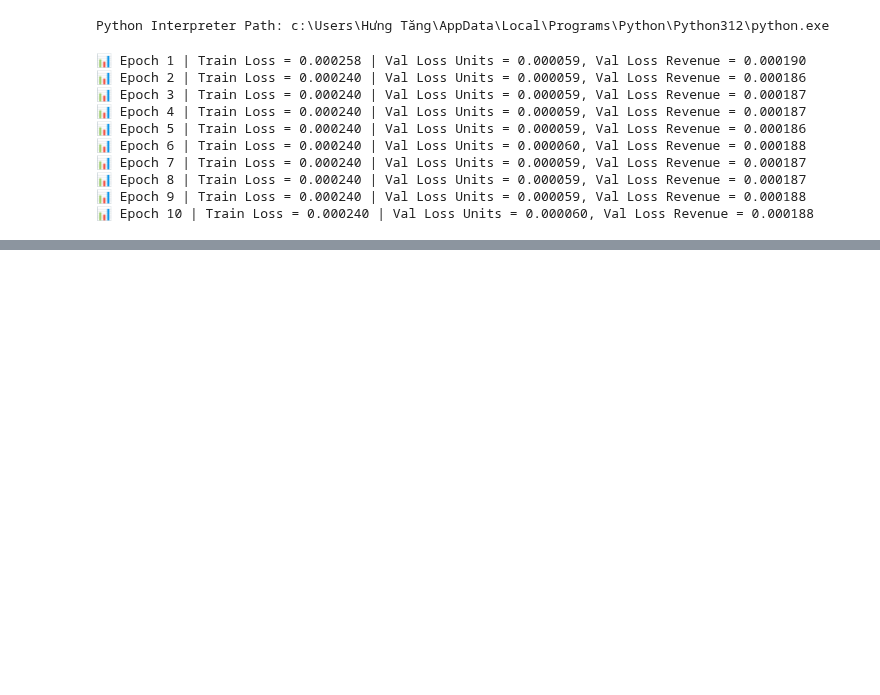
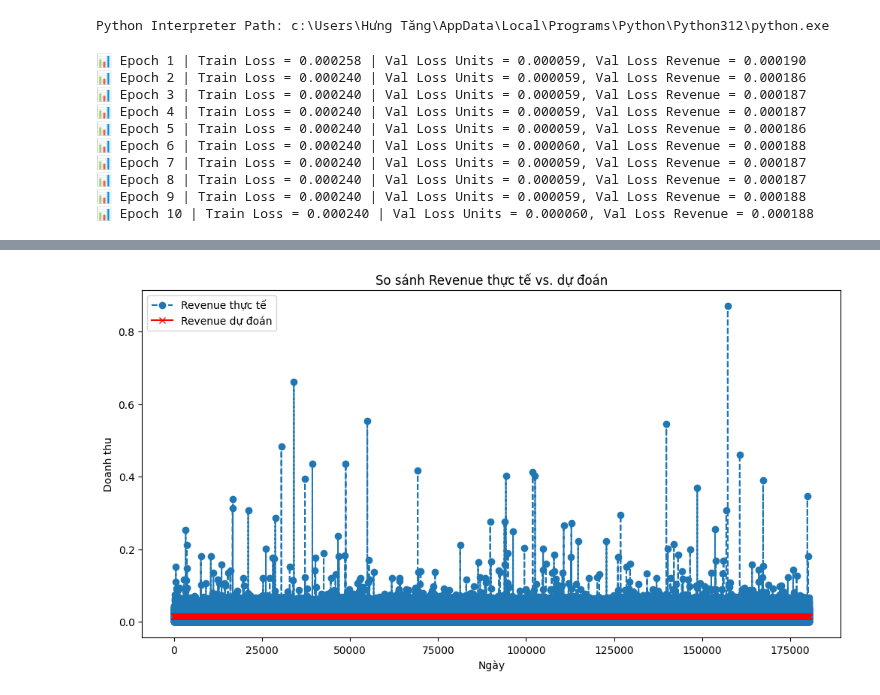
Before and after one commit to HaiAu2501/Try-Some-Models, a Jupyter notebook: source/LSTM1.ipynb, the cells around one changed output, grey strips where cells are left out. Saved outputs shown, nothing was run; the diff lists cells and outputs as text; code cells hidden in the pictures; blank space fills up the shorter version.

```diff
--- a/source/LSTM1.ipynb
+++ b/source/LSTM1.ipynb
@@ -212,0 +230,11 @@ torch.save(model.state_dict(), 'LSTM1_modeltorch.pth')
+# %%
+plt.figure(figsize=(12, 6))
+plt.plot(y_true_revenue, label="Revenue thực tế", marker='o', linestyle='dashed')
+plt.plot(y_pred_revenue, label="Revenue dự đoán", marker='x', color='red')
+plt.title("So sánh Revenue thực tế vs. dự đoán")
+plt.xlabel("Ngày")
+plt.ylabel("Doanh thu")
+plt.legend()
+plt.show()
+# %% [output]
+[figure, added]
```
Also changed, not shown: parts of 2 cells of this notebook.
